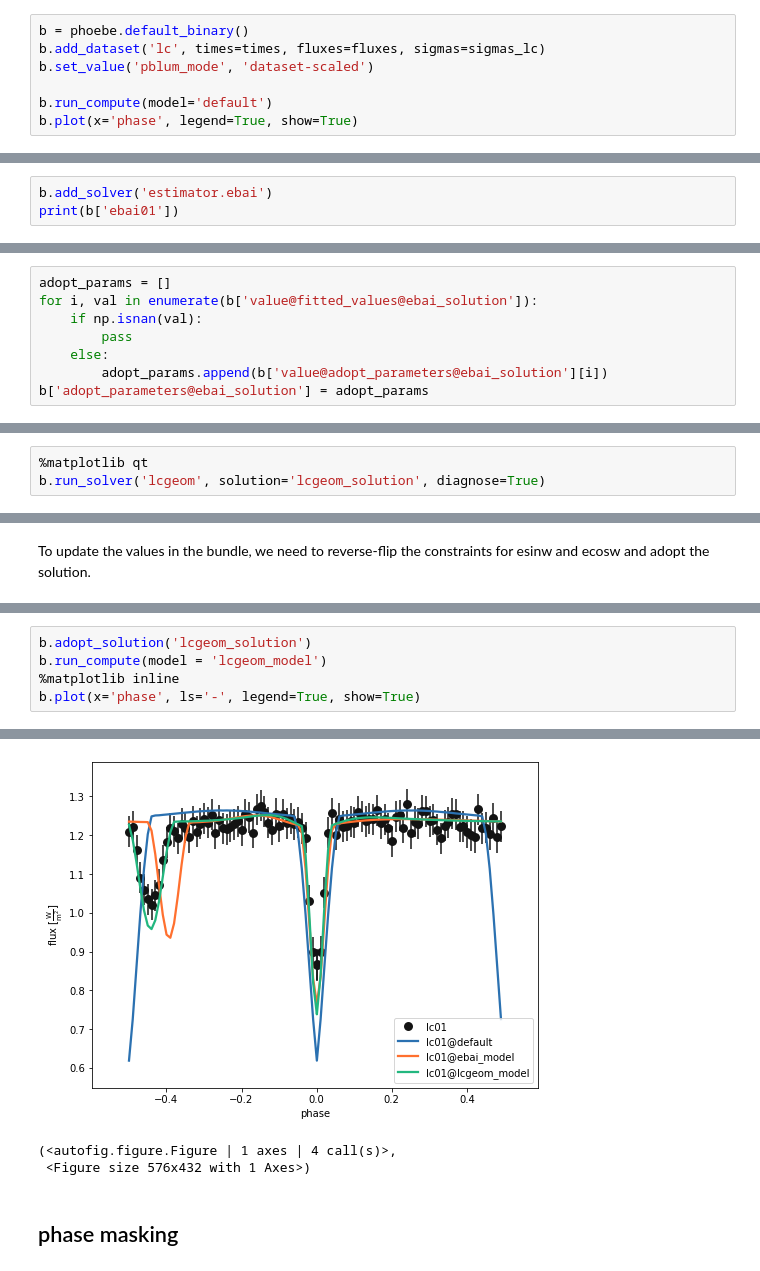
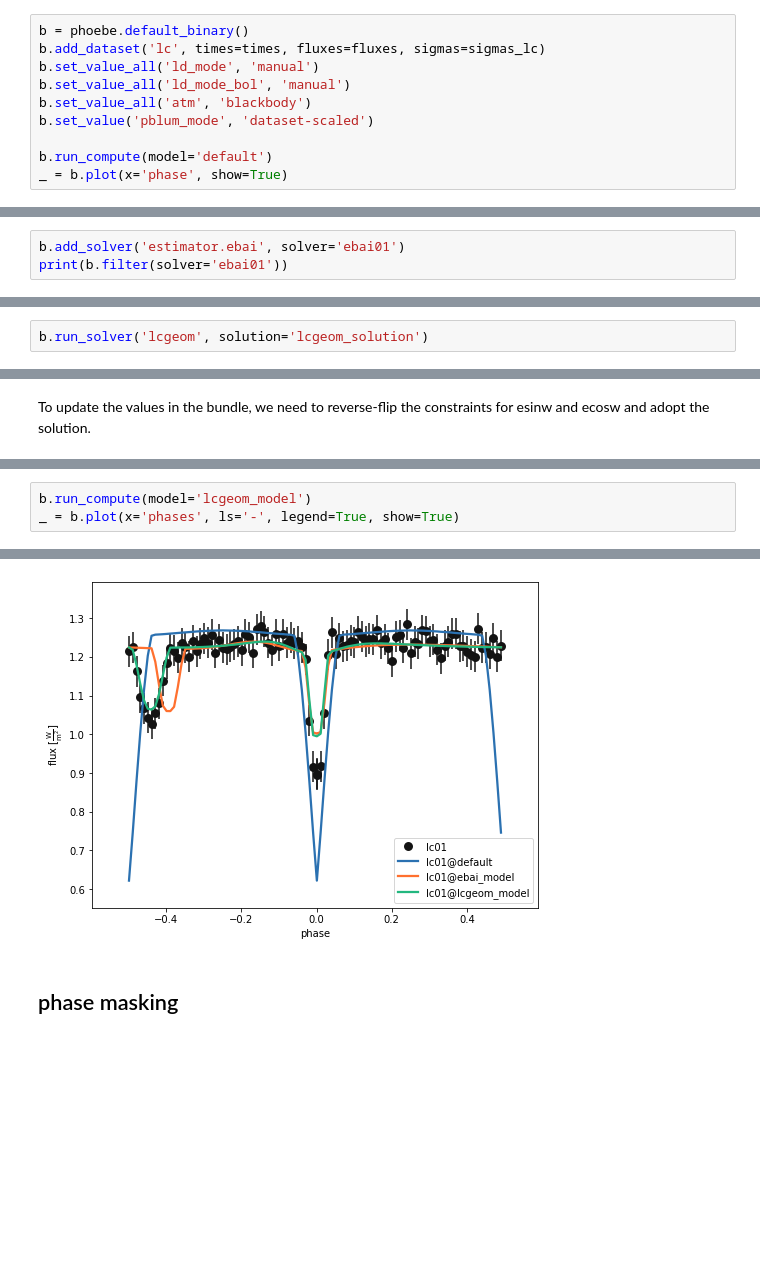
Before and after one commit to phoebe-project/phoebe2-docs, a Jupyter notebook: tutorials/LC_estimators.ipynb, the cells around one changed output, grey strips where cells are left out. Drawn from its saved outputs; the diff is of its cells as text; blank space fills up the shorter version.

```diff
--- a/tutorials/LC_estimators.ipynb
+++ b/tutorials/LC_estimators.ipynb
@@ -46,8 +51,11 @@ To showcase the estimators, we'll start with a fresh default bundle and set the
 # %%
 b = phoebe.default_binary()
 b.add_dataset('lc', times=times, fluxes=fluxes, sigmas=sigmas_lc)
+b.set_value_all('ld_mode', 'manual')
+b.set_value_all('ld_mode_bol', 'manual')
+b.set_value_all('atm', 'blackbody')
 b.set_value('pblum_mode', 'dataset-scaled')
 
 b.run_compute(model='default')
-b.plot(x='phase', legend=True, show=True)
+_ = b.plot(x='phase', show=True)
 # %% [output]
@@ -59,6 +65,6 @@ b.plot(x='phase', legend=True, show=True)
 # %% [markdown]
 Let's start with the [EBAI estimator](../api/phoebe.parameters.solver.estimator.ebai.md), which with the help of a trained neural network estimates of the time of superior conjunction, sum of equivalent radii, inclination,  temperature ratio, esinw and ecosw.  First we add the solver options via [add_solver](../api/phoebe.frontend.bundle.Bundle.add_solver.md):
 # %%
-b.add_solver('estimator.ebai')
-print(b['ebai01'])
+b.add_solver('estimator.ebai', solver='ebai01')
+print(b.filter(solver='ebai01'))
 # %% [output]
@@ -101,10 +123,2 @@ In some cases, the estimator won't be able to determine all parameters and retur
-# %%
-adopt_params = []
-for i, val in enumerate(b['value@fitted_values@ebai_solution']):
-    if np.isnan(val):
-        pass
-    else:
-        adopt_params.append(b['value@adopt_parameters@ebai_solution'][i])
-b['adopt_parameters@ebai_solution'] = adopt_params
 # %% [markdown]
 Finally, we can adopt the EBAI solution and see how it has improved the model light curve:
@@ -143,4 +172,3 @@ By default, the estimator will only return the resulting parameter values, howev
 # %%
-%matplotlib qt
-b.run_solver('lcgeom', solution='lcgeom_solution', diagnose=True)
+b.run_solver('lcgeom', solution='lcgeom_solution')
 # %% [output]
@@ -178,6 +222,4 @@ b.flip_constraint('ecc', solve_for='esinw')
 # %%
-b.adopt_solution('lcgeom_solution')
-b.run_compute(model = 'lcgeom_model')
-%matplotlib inline
-b.plot(x='phase', ls='-', legend=True, show=True)
+b.run_compute(model='lcgeom_model')
+_ = b.plot(x='phases', ls='-', legend=True, show=True)
 # %% [output]
@@ -186,6 +226,4 @@ Wed, 05 Aug 2020 15:35 PARAMETERS   WARNING wrapping value of mean_anom to 10.89
-[figure, old version]
+[figure, new version]
-(<autofig.figure.Figure | 1 axes | 4 call(s)>,
- <Figure size 576x432 with 1 Axes>)
 # %% [markdown]
 ## phase masking
 # %% [markdown]
```
Also changed, not shown: parts of 24 cells of this notebook.
